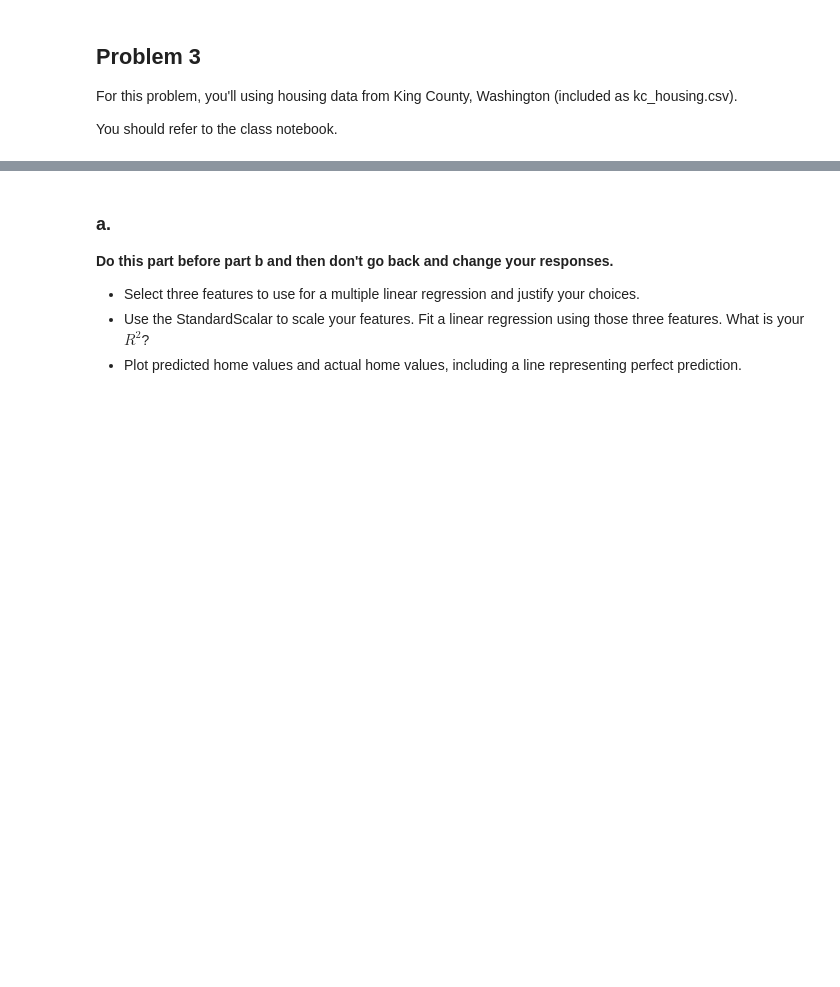
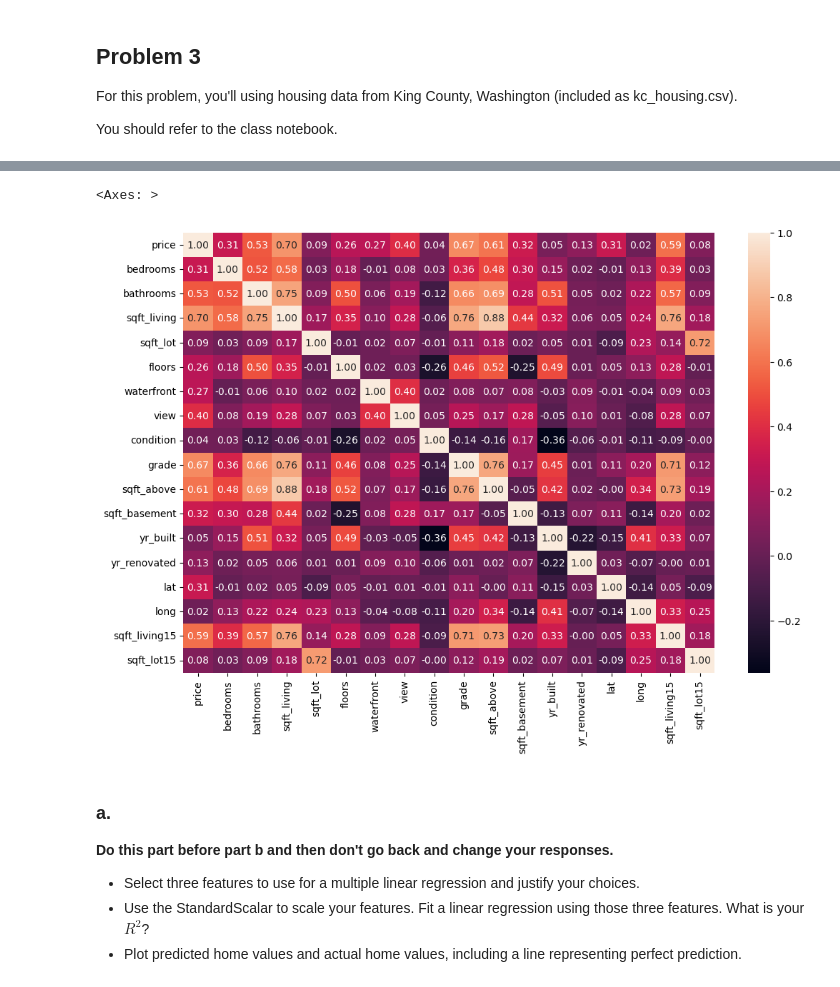
Before and after one commit to GettysburgDataScience/ps1-linear-regression-Saheedah20, a Jupyter notebook: PS1.ipynb, the cells around one changed output, grey strips where cells are left out. Saved outputs shown, nothing was run; the diff lists cells and outputs as text; code cells hidden in the pictures; blank space fills up the shorter version.

```diff
--- a/PS1.ipynb
+++ b/PS1.ipynb
@@ -235,3 +233,5 @@ For this problem, you'll using housing data from King County, Washington (includ
 You should refer to the class notebook.
 # %%
 housing_df = pd.read_csv('kc_house_data.csv')
+housing_df.drop(columns=['id', 'date', 'zipcode'], inplace=True)
+housing_df.head()
@@ -238,3 +245,13 @@ housing_df = pd.read_csv('kc_house_data.csv')
+# %%
+numeric_housing_df = housing_df.select_dtypes(include=[np.number])
+
+corr_matrix = numeric_housing_df.corr()
+
+fig, ax = plt.subplots(figsize=(12, 8))
+sns.heatmap(corr_matrix, annot=True, fmt='.2f')
+# %% [output]
+<Axes: >
+[figure, added]
 # %% [markdown]
 ### a.
 
```
Also changed, not shown: parts of 3 cells of this notebook, 1 other file.
